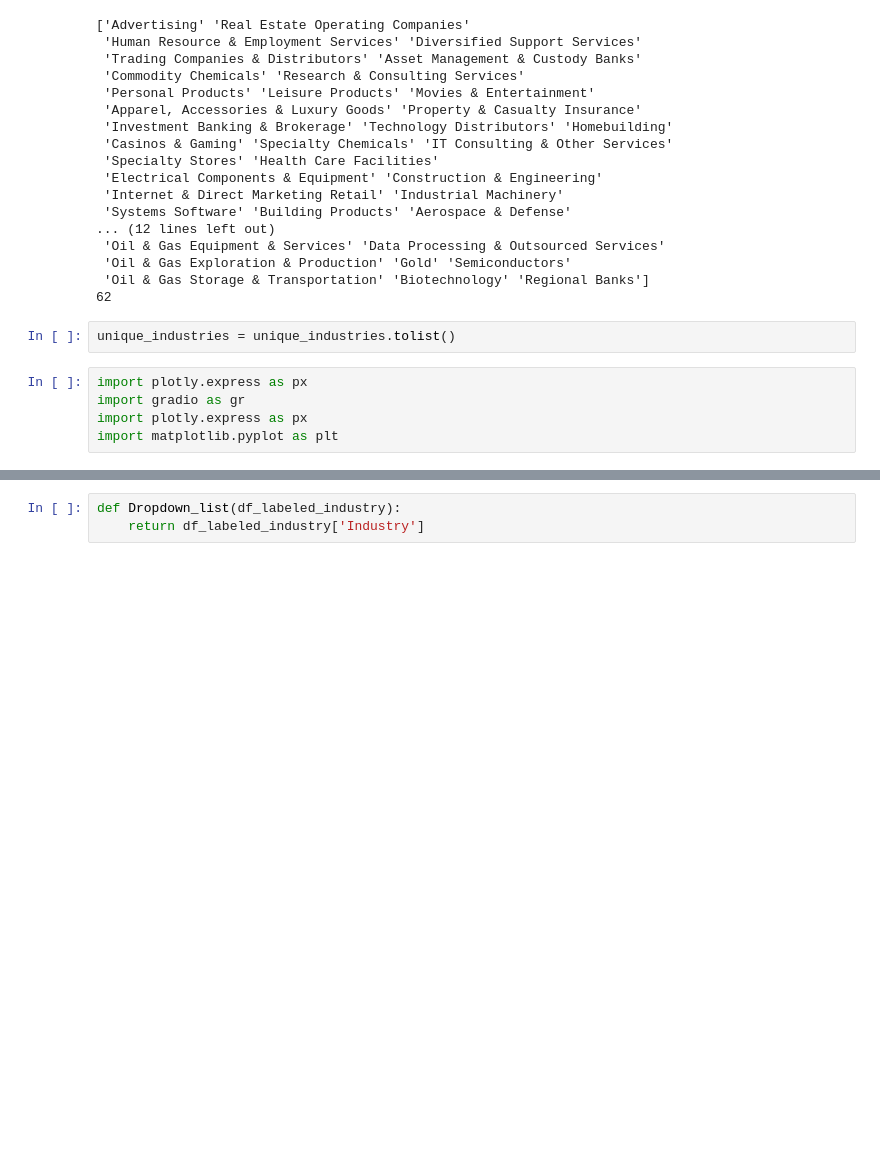
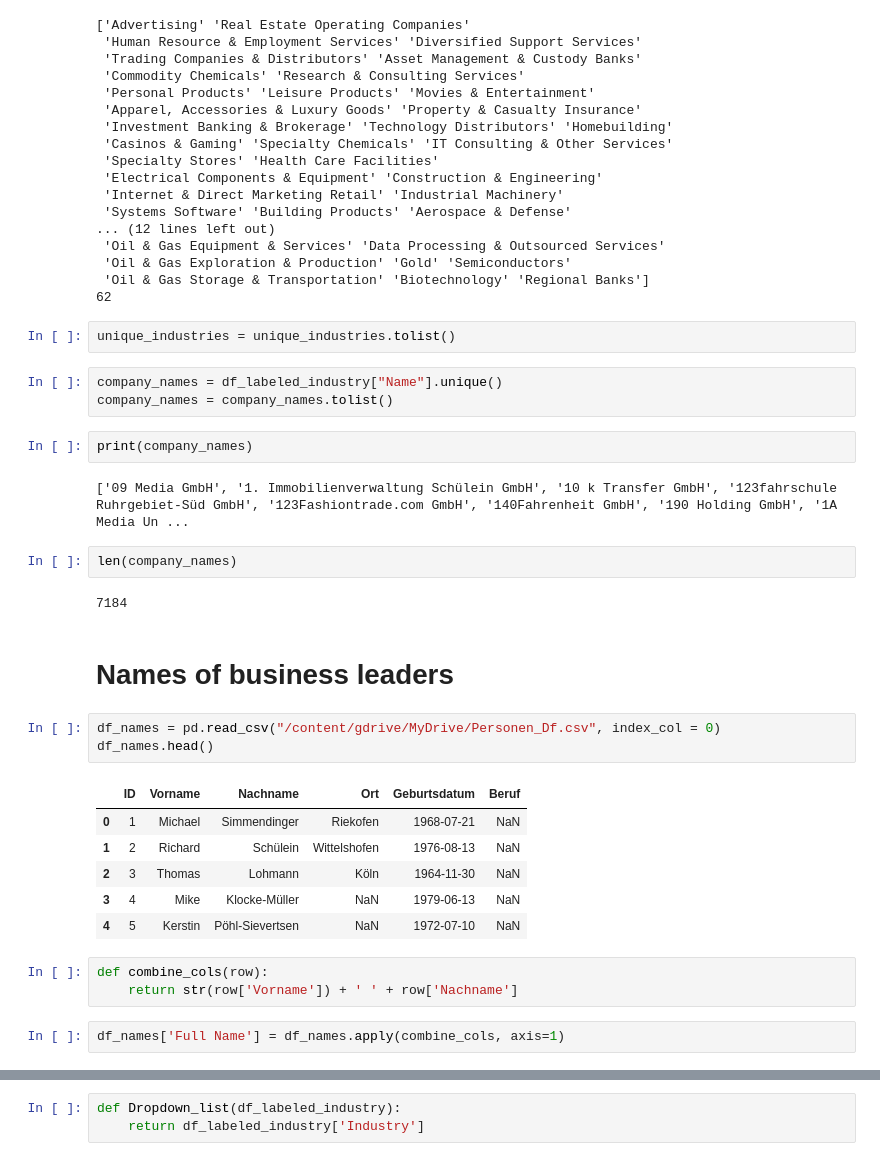
Before and after one commit to LennyJS/AIS2022, a Jupyter notebook: FinalProject.ipynb, the cells around one changed output, grey strips where cells are left out. Saved outputs shown, nothing was run; the diff lists cells and outputs as text; blank space fills up the shorter version.

Commit message:
Clean für Apperstellung mit gradio

```diff
--- a/FinalProject.ipynb
+++ b/FinalProject.ipynb
@@ -920,8 +94,31 @@ print(len(unique_industries))
 62
 # %%
 unique_industries = unique_industries.tolist()
-# %%
-import plotly.express as px
-import gradio as gr
-import plotly.express as px
-import matplotlib.pyplot as plt
+# %%
+company_names = df_labeled_industry["Name"].unique()
+company_names = company_names.tolist()
+# %%
+print(company_names)
+# %% [output]
+['09 Media GmbH', '1. Immobilienverwaltung Schülein GmbH', '10 k Transfer GmbH', '123fahrschule Ruhrgebiet-Süd GmbH', '123Fashiontrade.com GmbH', '140Fahrenheit GmbH', '190 Holding GmbH', '1A Media Un ...
+# %%
+len(company_names)
+# %% [output]
+7184
+# %% [markdown]
+# Names of business leaders
+# %%
+df_names = pd.read_csv("/content/gdrive/MyDrive/Personen_Df.csv", index_col = 0)
+df_names.head()
+# %% [output]
+|  | ID | Vorname | Nachname | Ort | Geburtsdatum | Beruf |
+| 0 | 1 | Michael | Simmendinger | Riekofen | 1968-07-21 | NaN |
+| 1 | 2 | Richard | Schülein | Wittelshofen | 1976-08-13 | NaN |
+| 2 | 3 | Thomas | Lohmann | Köln | 1964-11-30 | NaN |
+| 3 | 4 | Mike | Klocke-Müller | NaN | 1979-06-13 | NaN |
+| 4 | 5 | Kerstin | Pöhl-Sievertsen | NaN | 1972-07-10 | NaN |
+# %%
+def combine_cols(row):
+    return str(row['Vorname']) + ' ' + row['Nachname']
+# %%
+df_names['Full Name'] = df_names.apply(combine_cols, axis=1)
```
Also changed, not shown: parts of 86 cells of this notebook.
